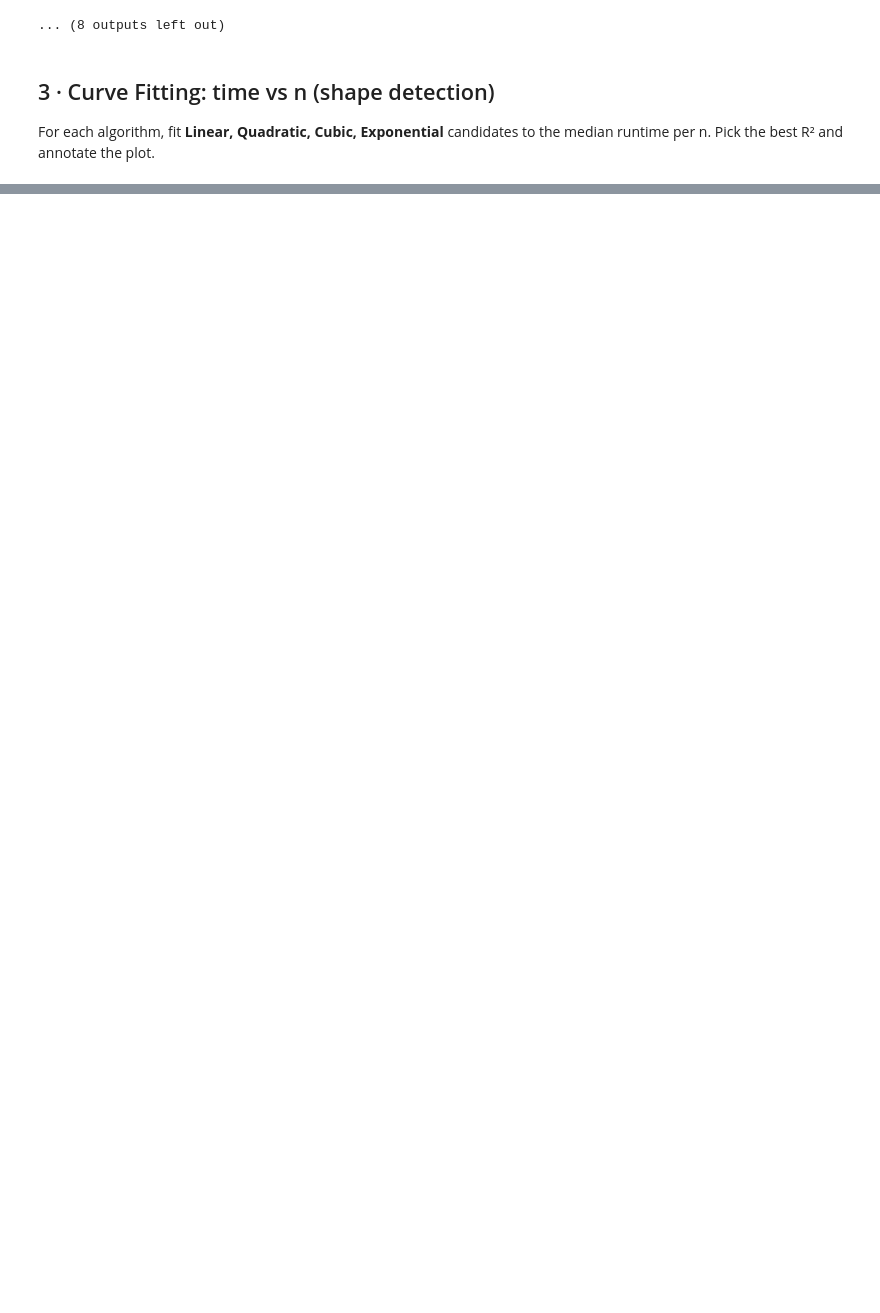
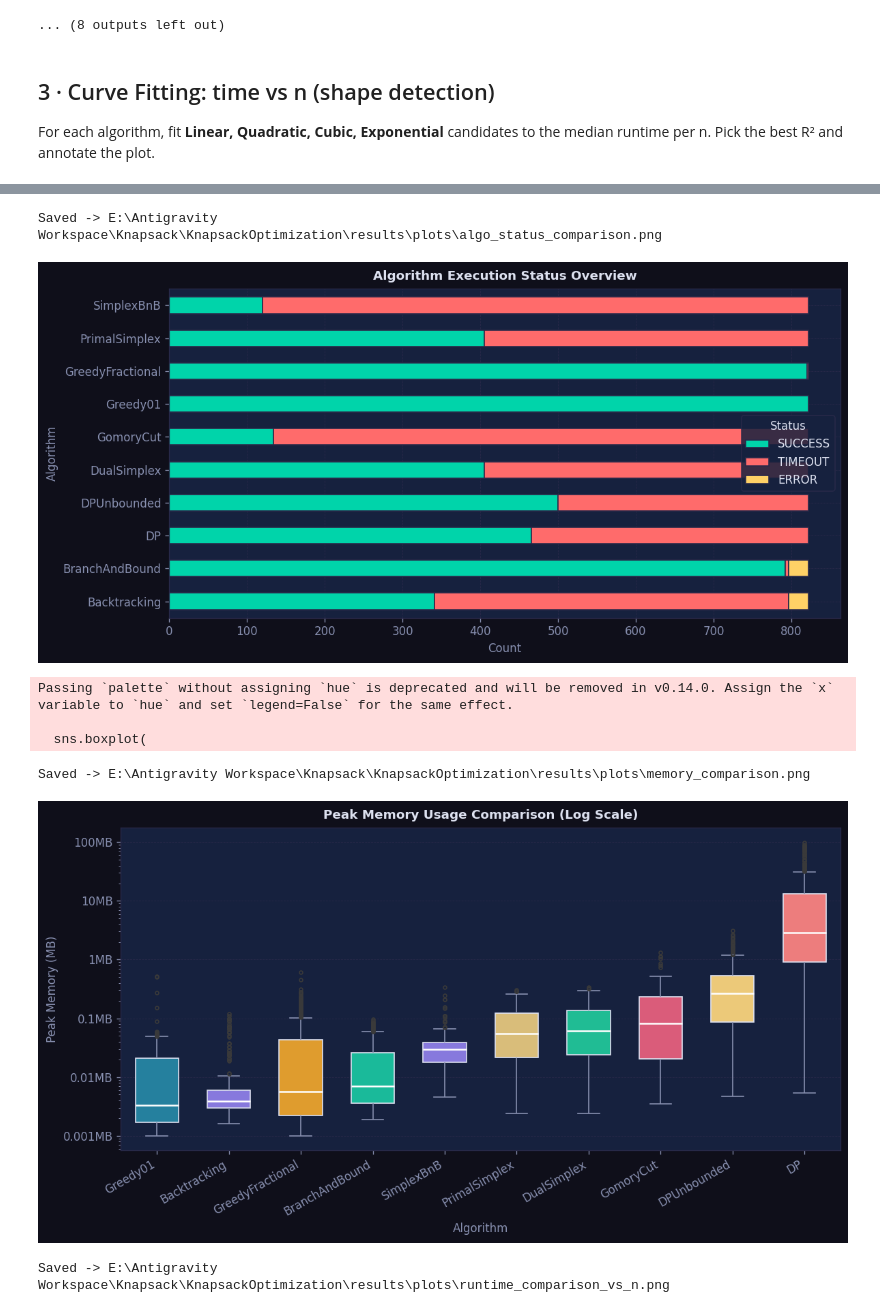
Before and after one commit to thucnc7/KnapsackOptimization, a Jupyter notebook: notebooks/02_analysis_and_plots.ipynb, the cells around one changed output, grey strips where cells are left out. Cells and saved outputs as stored; diff of their text form; code cells hidden in the pictures; blank space fills up the shorter version.

Commit message:
Update Knapsack generator, benchmark runner, and plots analysis

```diff
--- a/notebooks/02_analysis_and_plots.ipynb
+++ b/notebooks/02_analysis_and_plots.ipynb
@@ -286,0 +294,60 @@ Saved -> E:\Antigravity Workspace\Knapsack\KnapsackOptimization\results\plots\cu
+# %%
+# 1. Execution Status Comparison
+fig, ax = plt.subplots(figsize=(10, 5), facecolor=FIG_BG)
+status_counts = df.groupby(["algorithm", "status"]).size().unstack(fill_value=0)
+for col in ["SUCCESS", "TIMEOUT", "ERROR"]:
+    if col not in status_counts.columns:
+        status_counts[col] = 0
+status_counts = status_counts[["SUCCESS", "TIMEOUT", "ERROR"]]
+status_counts.plot(kind="barh", stacked=True, color=["#00d4aa", "#ff6b6b", "#ffd166"], ax=ax, edgecolor=GRID_CLR)
+style_ax(ax, "Algorithm Execution Status Overview", "Count", "Algorithm")
+ax.legend(title="Status", facecolor=AX_BG, edgecolor=GRID_CLR, labelcolor=TEXT_CLR)
+fig.tight_layout()
+save(fig, "algo_status_comparison.png")
+plt.show()
+
+# 2. Peak Memory Comparison
+df_ok = df[df["is_success"]].copy()
+if not df_ok.empty:
+    fig, ax = plt.subplots(figsize=(10, 5.5), facecolor=FIG_BG)
+    order = df_ok.groupby("algorithm")["peak_memory_mb"].median().sort_values().index
+    sns.boxplot(
+        data=df_ok, x="algorithm", y="peak_memory_mb", order=order,
+        palette=algo_pal(order), ax=ax, width=0.6, fliersize=3,
+        boxprops=dict(edgecolor=TEXT_CLR),
+        whiskerprops=dict(color=MUTED_CLR),
+        capprops=dict(color=MUTED_CLR),
+        medianprops=dict(color="white", linewidth=1.5)
+    )
+    ax.set_yscale("log")
+    ax.yaxis.set_major_formatter(mticker.FuncFormatter(lambda v, _: f"{v:.3g}MB"))
+    plt.xticks(rotation=30, ha="right")
+    style_ax(ax, "Peak Memory Usage Comparison (Log Scale)", "Algorithm", "Peak Memory (MB)")
+    fig.tight_layout()
+    save(fig, "memory_comparison.png")
+    plt.show()
+
+# 3. Runtime Comparison vs N
+fig, ax = plt.subplots(figsize=(10, 6), facecolor=FIG_BG)
+for algo in ALGOS:
+    sub = df_ok[(df_ok["algorithm"] == algo) & (df_ok["n"] <= 1000)]
+    if sub.empty or sub["n"].nunique() < 2:
+        continue
+    medians = sub.groupby("n")["time_sec"].median().reset_index()
+    ax.plot(medians["n"], medians["time_sec"], "o-", color=PAL[algo], label=algo, lw=2, ms=5)
+ax.set_yscale("log")
+ax.yaxis.set_major_formatter(mticker.FuncFormatter(lambda v, _: f"{v:.2g}s"))
+style_ax(ax, "Median Runtime Comparison vs. N (N <= 1000, Log Scale)", "N (items)", "Runtime (seconds)")
+ax.legend(title="Algorithm", facecolor=AX_BG, edgecolor=GRID_CLR, labelcolor=TEXT_CLR, loc="upper left", bbox_to_anchor=(1.02, 1))
+fig.tight_layout()
+save(fig, "runtime_comparison_vs_n.png")
+plt.show()
+# %% [output]
+Saved -> E:\Antigravity Workspace\Knapsack\KnapsackOptimization\results\plots\algo_status_comparison.png
+[figure, added]
+Passing `palette` without assigning `hue` is deprecated and will be removed in v0.14.0. Assign the `x` variable to `hue` and set `legend=False` for the same effect.
+
+  sns.boxplot(
+Saved -> E:\Antigravity Workspace\Knapsack\KnapsackOptimization\results\plots\memory_comparison.png
+[figure, added]
+Saved -> E:\Antigravity Workspace\Knapsack\KnapsackOptimization\results\plots\runtime_comparison_vs_n.png
```
Also changed, not shown: parts of 7 cells of this notebook, 4 other files.
